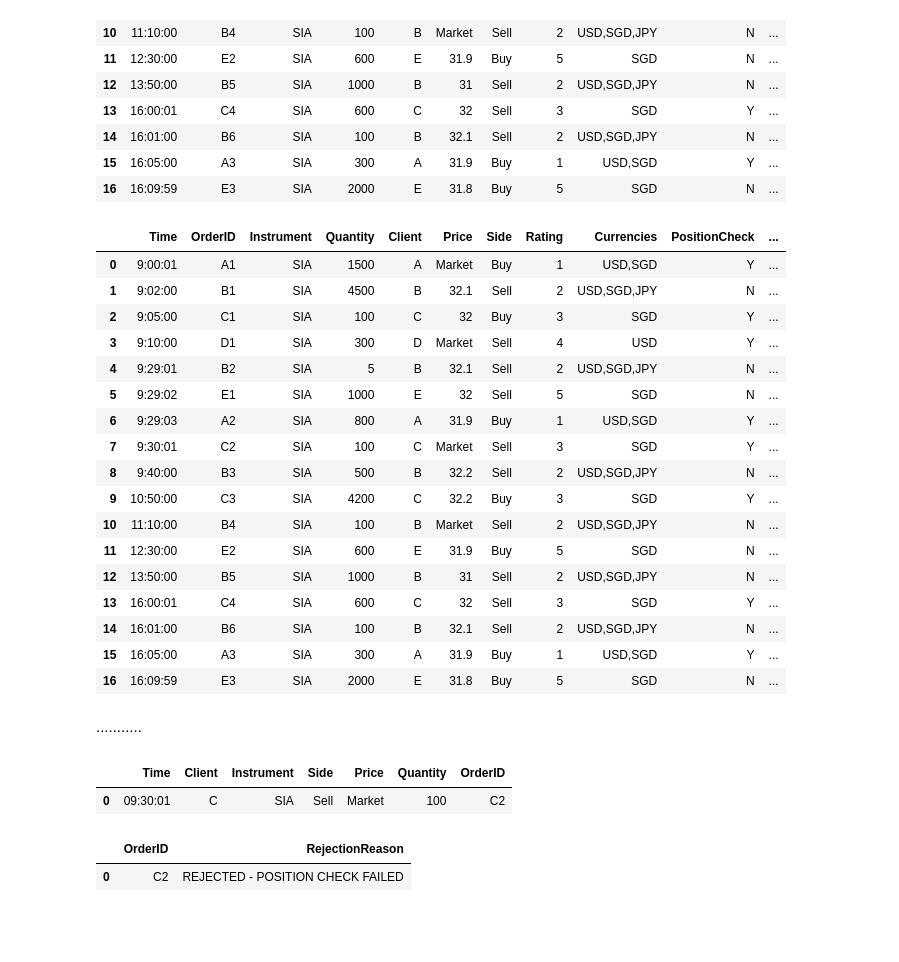
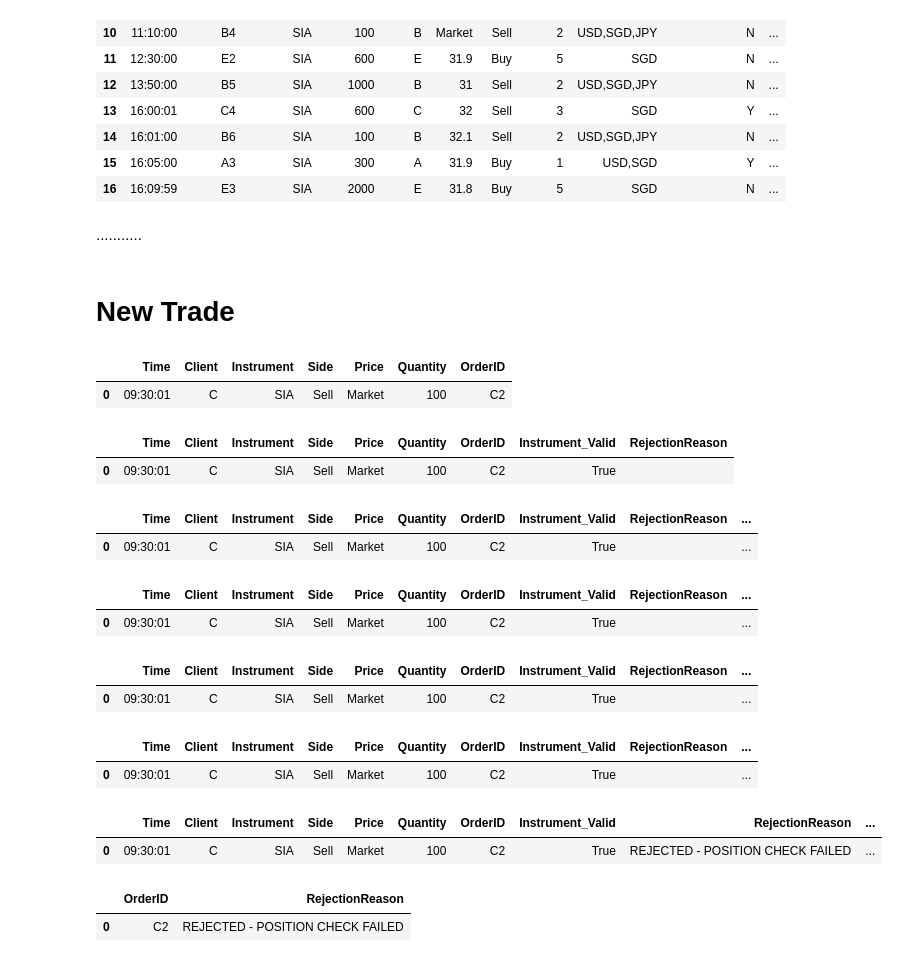
Before and after one commit to Kautharr/APAC-Grp-12, a Jupyter notebook: validate.ipynb, the cells around one changed output. Saved outputs shown, nothing was run; the diff lists cells and outputs as text; code cells hidden in the pictures; blank space fills up the shorter version.

Commit message:
Add validation steps for new trade

```diff
--- a/validate.ipynb
+++ b/validate.ipynb
@@ -206,32 +169,12 @@ validate_position_before_930(orders_df)
 | 14 | 16:01:00 | B6 | SIA | 100 | B | 32.1 | Sell | 2 | USD,SGD,JPY | N | ... |
 | 15 | 16:05:00 | A3 | SIA | 300 | A | 31.9 | Buy | 1 | USD,SGD | Y | ... |
 | 16 | 16:09:59 | E3 | SIA | 2000 | E | 31.8 | Buy | 5 | SGD | N | ... |
-# %%
-orders_df.loc[orders_df['Position_Valid'] == False, 'RejectionReason'] = 'REJECTED - POSITION CHECK FAILED'
-orders_df
-# %% [output]
-|  | Time | OrderID | Instrument | Quantity | Client | Price | Side | Rating | Currencies | PositionCheck | ... |
-| 0 | 9:00:01 | A1 | SIA | 1500 | A | Market | Buy | 1 | USD,SGD | Y | ... |
-| 1 | 9:02:00 | B1 | SIA | 4500 | B | 32.1 | Sell | 2 | USD,SGD,JPY | N | ... |
-| 2 | 9:05:00 | C1 | SIA | 100 | C | 32 | Buy | 3 | SGD | Y | ... |
-| 3 | 9:10:00 | D1 | SIA | 300 | D | Market | Sell | 4 | USD | Y | ... |
-| 4 | 9:29:01 | B2 | SIA | 5 | B | 32.1 | Sell | 2 | USD,SGD,JPY | N | ... |
-| 5 | 9:29:02 | E1 | SIA | 1000 | E | 32 | Sell | 5 | SGD | N | ... |
-| 6 | 9:29:03 | A2 | SIA | 800 | A | 31.9 | Buy | 1 | USD,SGD | Y | ... |
-| 7 | 9:30:01 | C2 | SIA | 100 | C | Market | Sell | 3 | SGD | Y | ... |
-| 8 | 9:40:00 | B3 | SIA | 500 | B | 32.2 | Sell | 2 | USD,SGD,JPY | N | ... |
-| 9 | 10:50:00 | C3 | SIA | 4200 | C | 32.2 | Buy | 3 | SGD | Y | ... |
-| 10 | 11:10:00 | B4 | SIA | 100 | B | Market | Sell | 2 | USD,SGD,JPY | N | ... |
-| 11 | 12:30:00 | E2 | SIA | 600 | E | 31.9 | Buy | 5 | SGD | N | ... |
-| 12 | 13:50:00 | B5 | SIA | 1000 | B | 31 | Sell | 2 | USD,SGD,JPY | N | ... |
-| 13 | 16:00:01 | C4 | SIA | 600 | C | 32 | Sell | 3 | SGD | Y | ... |
-| 14 | 16:01:00 | B6 | SIA | 100 | B | 32.1 | Sell | 2 | USD,SGD,JPY | N | ... |
-| 15 | 16:05:00 | A3 | SIA | 300 | A | 31.9 | Buy | 1 | USD,SGD | Y | ... |
-| 16 | 16:09:59 | E3 | SIA | 2000 | E | 31.8 | Buy | 5 | SGD | N | ... |
 # %%
 orders_df.to_csv('DataSets/intermediate-set/orders_df_after_validation.csv', index=False)
 # %% [markdown]
 ...........
+# %% [markdown]
+# New Trade
 # %%
 data = {
     'Time': ['09:30:01'],
@@ -250,20 +193,56 @@ new_trade
 # %% [output]
 |  | Time | Client | Instrument | Side | Price | Quantity | OrderID |
 | 0 | 09:30:01 | C | SIA | Sell | Market | 100 | C2 |
+# %%
+validate_instruments(instruments_df, new_trade)
+# %% [output]
+|  | Time | Client | Instrument | Side | Price | Quantity | OrderID | Instrument_Valid | RejectionReason |
+| 0 | 09:30:01 | C | SIA | Sell | Market | 100 | C2 | True |  |
+# %%
+new_trade_currency = clients_df[clients_df['ClientID'] == new_trade['Client'].iloc[0]]['Currencies'].iloc[0]
+new_trade['Currencies'] = new_trade_currency
+new_trade
+# %% [output]
+|  | Time | Client | Instrument | Side | Price | Quantity | OrderID | Instrument_Valid | RejectionReason | ... |
+| 0 | 09:30:01 | C | SIA | Sell | Market | 100 | C2 | True |  | ... |
+# %%
+validate_currency(instruments_df, new_trade)
+# %% [output]
+|  | Time | Client | Instrument | Side | Price | Quantity | OrderID | Instrument_Valid | RejectionReason | ... |
+| 0 | 09:30:01 | C | SIA | Sell | Market | 100 | C2 | True |  | ... |
+# %%
+new_trade_lotsize = instruments_df[instruments_df['InstrumentID'] == new_trade['Instrument'].iloc[0]]['LotSize'].iloc[0]
+new_trade['LotSize'] = new_trade_lotsize
+new_trade
+# %% [output]
+|  | Time | Client | Instrument | Side | Price | Quantity | OrderID | Instrument_Valid | RejectionReason | ... |
+| 0 | 09:30:01 | C | SIA | Sell | Market | 100 | C2 | True |  | ... |
+# %%
+validate_lotsize(new_trade)
+# %% [output]
+|  | Time | Client | Instrument | Side | Price | Quantity | OrderID | Instrument_Valid | RejectionReason | ... |
+| 0 | 09:30:01 | C | SIA | Sell | Market | 100 | C2 | True |  | ... |
 # %%
 import pandas as pd
 
-rejected = pd.DataFrame(columns=['OrderID', 'RejectionReason'])
 
-def validate_position_continuous(new_trade, previous_orders, rejected):
-    # global rejected
+def validate_position_continuous(new_trade, previous_orders):
     starting_letters = set(order[0] for order in previous_orders['SellOrder#'])
     if not any(new_trade['Client'].iloc[0].startswith(letter) for letter in starting_letters):
-        rejected = rejected.append({'OrderID': new_trade['OrderID'].iloc[0], 'RejectionReason': 'REJECTED - POSITION CHECK FAILED'}, ignore_index=True)
+        new_trade.loc[0, 'Lotsize_valid'] = False
+        new_trade.loc[0, 'RejectionReason'] = 'REJECTED - POSITION CHECK FAILED'
 
-    return rejected
+    return new_trade
 
-validate_position_continuous(new_trade, prev_orders, rejected)
+validate_position_continuous(new_trade, prev_orders)
 # %% [output]
-|  | OrderID | RejectionReason |
-| 0 | C2 | REJECTED - POSITION CHECK FAILED |
+|  | Time | Client | Instrument | Side | Price | Quantity | OrderID | Instrument_Valid | RejectionReason | ... |
+| 0 | 09:30:01 | C | SIA | Sell | Market | 100 | C2 | True | REJECTED - POSITION CHECK FAILED | ... |
+# %%
+rejected = pd.DataFrame(columns=['OrderID', 'RejectionReason'])
+if new_trade['RejectionReason'].iloc[0] != '':
+    rejected = rejected.append({'OrderID': new_trade['OrderID'].iloc[0], 'RejectionReason': new_trade['RejectionReason'].iloc[0]}, ignore_index=True)
+rejected
+# %% [output]
+|  | OrderID | RejectionReason |
+| 0 | C2 | REJECTED - POSITION CHECK FAILED |
```
Also changed, not shown: parts of 6 cells of this notebook, 1 other file.
